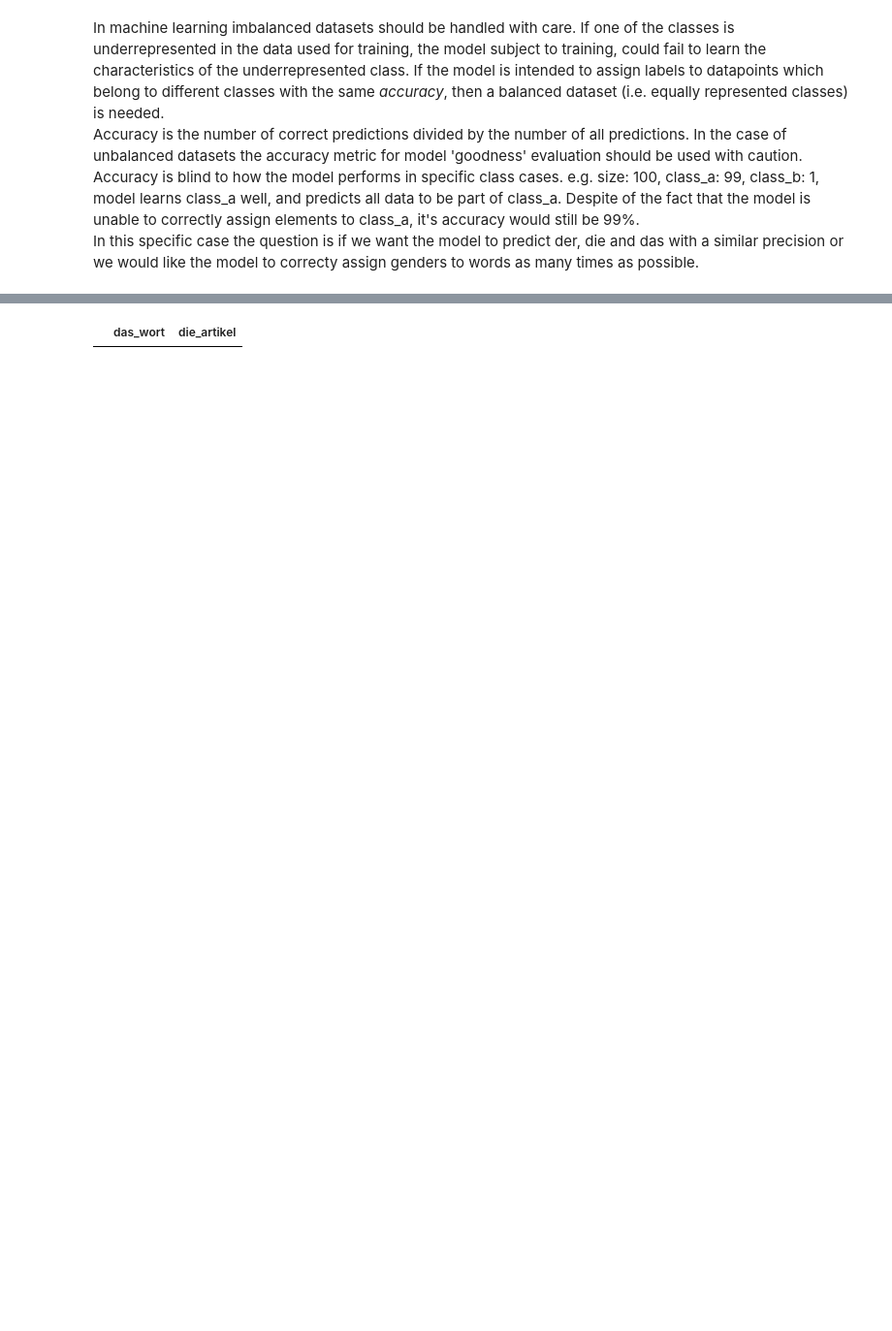
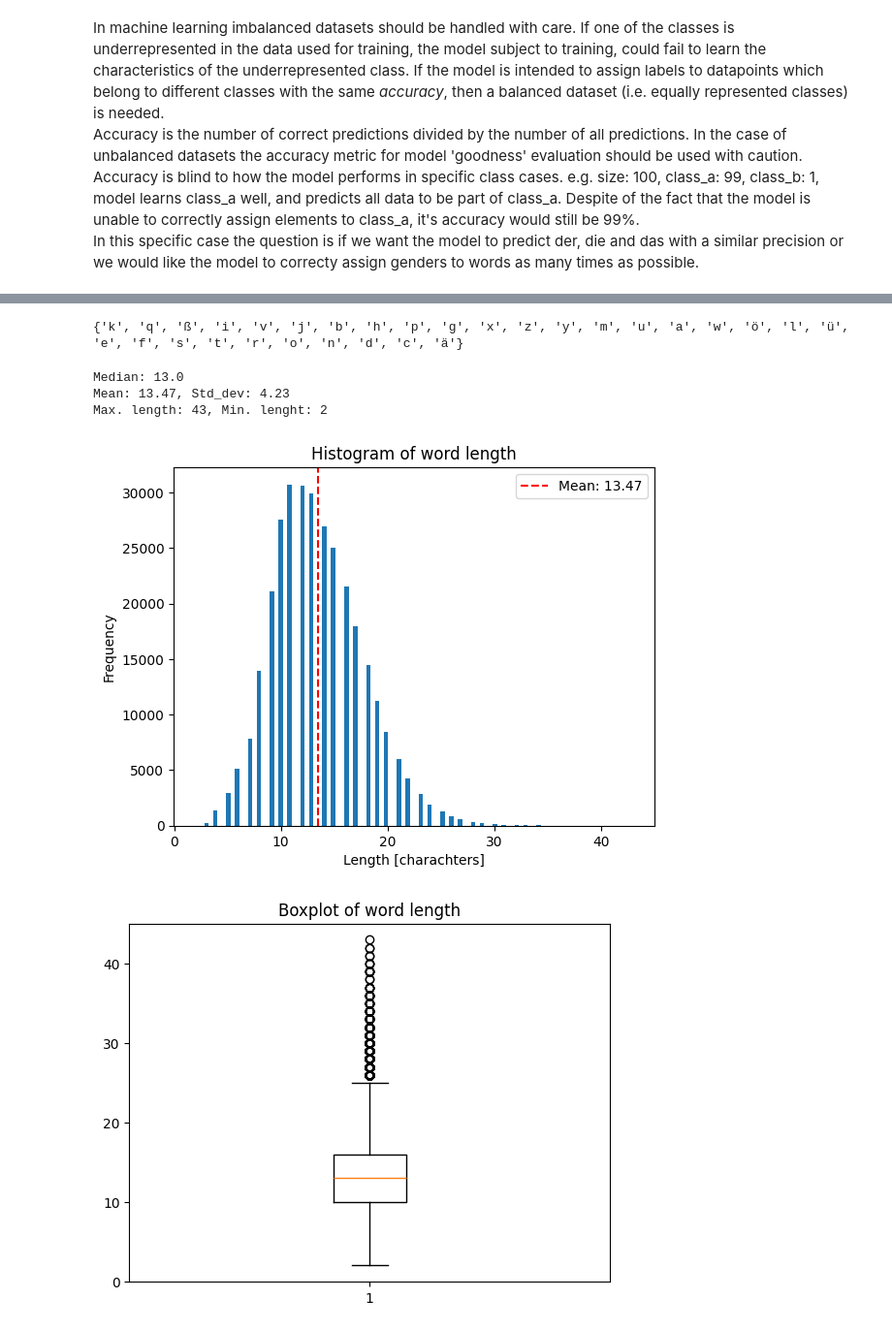
Before and after one commit to zalanfulop/german_nouns, a Jupyter notebook: noun_gender_predict.ipynb, the cells around one changed output, grey strips where cells are left out. Shown at 97% size. Saved outputs shown, nothing was run; the diff lists cells and outputs as text; code cells hidden in the pictures; blank space fills up the shorter version.

Commit message:
Fixed word search pattern (until now it excluded ü, ö, ß etc. containing words.) Section 'Word examination' was created with three subsections. Static decision modeling algorithm was built.

```diff
--- a/noun_gender_predict.ipynb
+++ b/noun_gender_predict.ipynb
@@ -341,2 +351,7 @@ import pandas as pd
 # %%
-a = Clean_Data('de_en_vocab_data.txt')
+%%time
+# The class is able to filter and return the nouns described in section 'Getting data'
+cleaner = Clean_Data('de_en_vocab_data.txt')
+# Pandas dataFrame to store nouns
+df = cleaner.getNouns()
+df.head(5)
@@ -343,6 +366,0 @@ a = Clean_Data('de_en_vocab_data.txt')
-# %%
-df = a.getNouns()
-# %%
-df.head(5)
-# %% [output]
-|  | das_wort | die_artikel |
@@ -348,0 +376,5 @@ df.head(5)
+# %%
+# Ah.. the set of building blocks. All players are present.
+print(uniq_letters)
+# %% [output]
+{'k', 'q', 'ß', 'i', 'v', 'j', 'b', 'h', 'p', 'g', 'x', 'z', 'y', 'm', 'u', 'a', 'w', 'ö', 'l', 'ü', 'e', 'f', 's', 't', 'r', 'o', 'n', 'd', 'c', 'ä'}
@@ -348,0 +384,26 @@ df.head(5)
+# %%
+%%time
+# Let us collect the length of words
+word_l = list(df['das_wort'].apply(lambda x: len(x)))
+# Display a histogram
+a = plt.hist(word_l, bins=100);
+mean_value = np.mean(word_l)
+print(f'Median: {np.median(word_l)}')
+print(f'Mean: {round(mean_value, 2)}, Std_dev: {round(np.std(word_l), 2)}')
+print(f'Max. length: {np.max(word_l)}, Min. lenght: {np.min(word_l)}')
+plt.axvline(mean_value, color='red', linestyle='dashed', linewidth=1.5, label=f'Mean: {mean_value:.2f}');
+plt.title('Histogram of word length')
+plt.xlabel('Length [charachters]')
+plt.ylabel('Frequency')
+plt.legend()
+plt.show()
+plt.boxplot(word_l)
+plt.title('Boxplot of word length')
+plt.show()
+# Optional: fit a curve to the datapoints
+# %% [output]
+Median: 13.0
+Mean: 13.47, Std_dev: 4.23
+Max. length: 43, Min. lenght: 2
+[figure, added]
+[figure, added]
```
Also changed, not shown: parts of 23 cells of this notebook, 1 other file.
